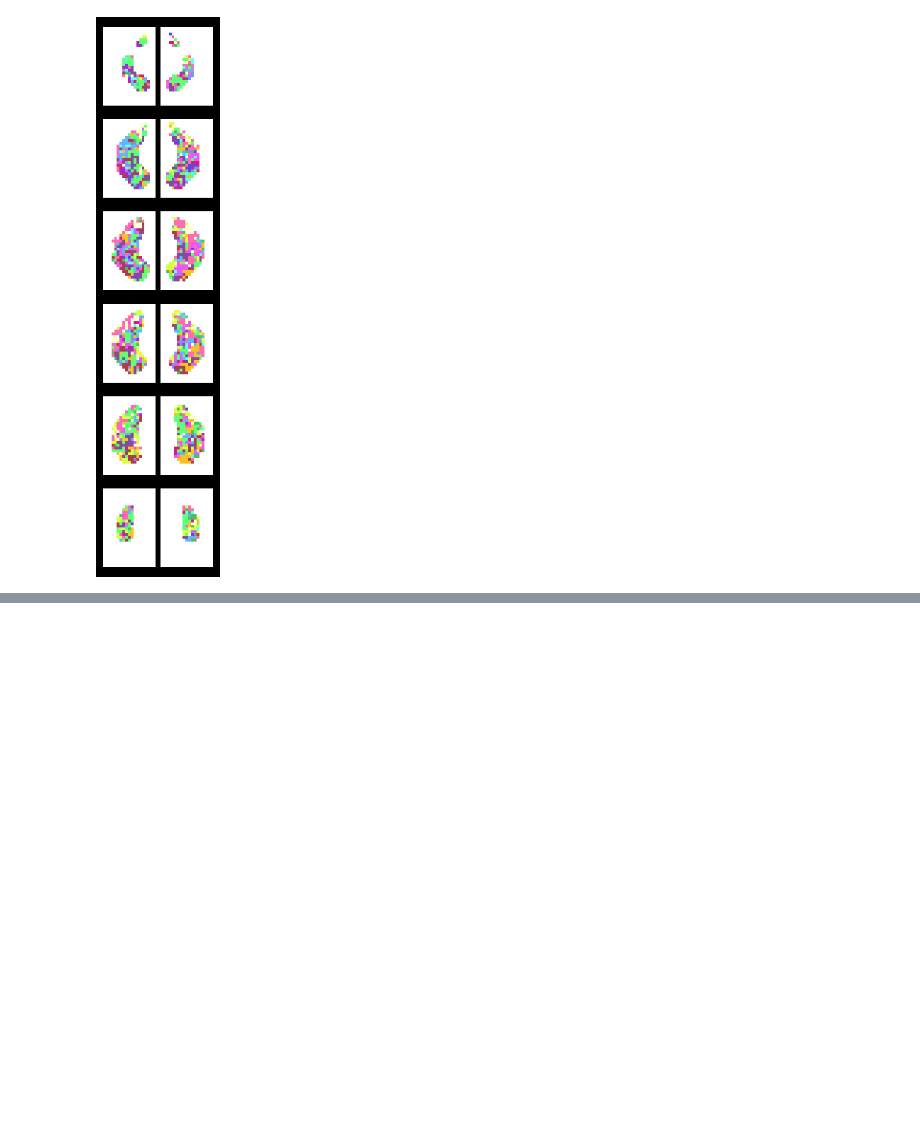
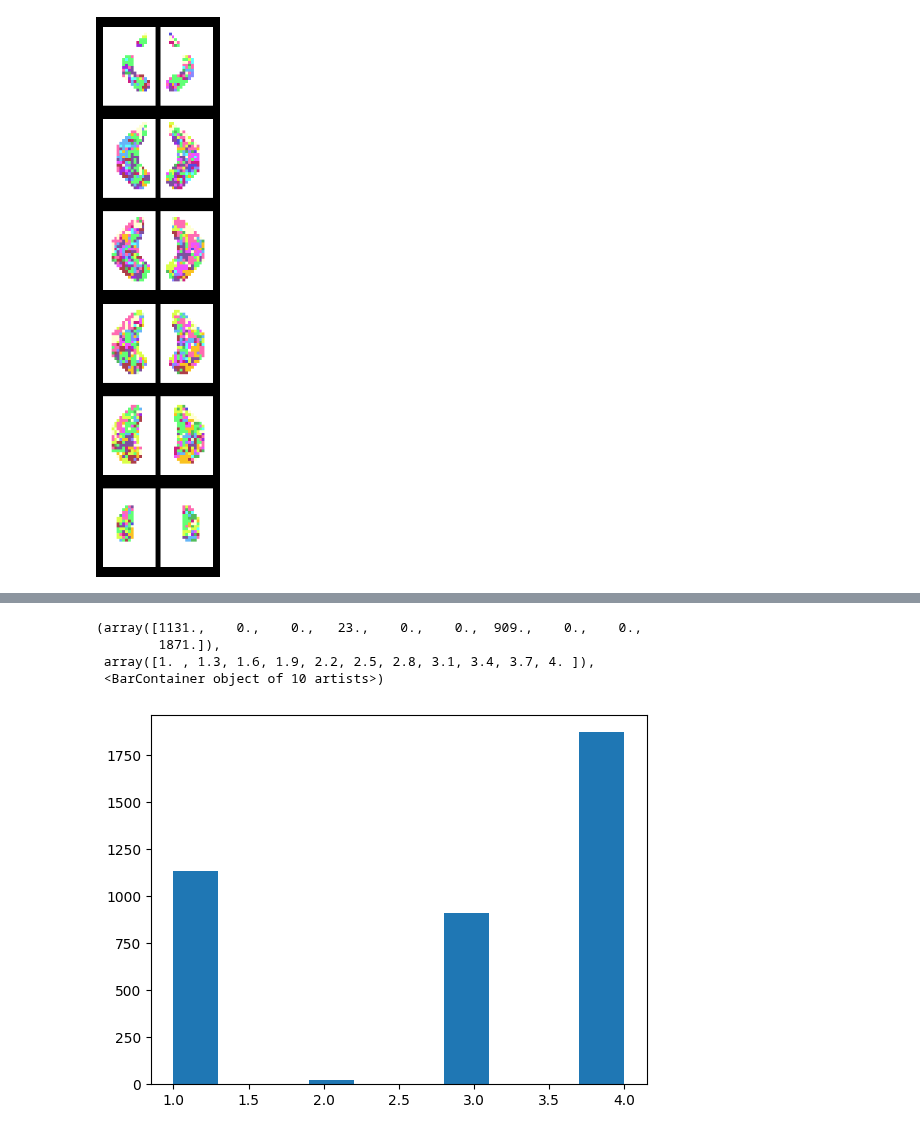
Before and after one commit to DiedrichsenLab/Pontine7T, a Jupyter notebook: notebooks/dentate_atlas.ipynb, the cells around one changed output, grey strips where cells are left out. Cells and saved outputs as stored; diff of their text form; code cells hidden in the pictures; blank space fills up the shorter version.

```diff
--- a/notebooks/dentate_atlas.ipynb
+++ b/notebooks/dentate_atlas.ipynb
@@ -64,0 +65,8 @@ dentate_parcellation = plot.plot_dentate(wta_int32,cscale=[0,32],cmap=new_cmap)
+# %%
+plt.hist(wta.flatten())
+# %% [output]
+(array([1131.,    0.,    0.,   23.,    0.,    0.,  909.,    0.,    0.,
+        1871.]),
+ array([1. , 1.3, 1.6, 1.9, 2.2, 2.5, 2.8, 3.1, 3.4, 3.7, 4. ]),
+ <BarContainer object of 10 artists>)
+[figure, added]
```
Also changed, not shown: parts of 1 cell of this notebook.
